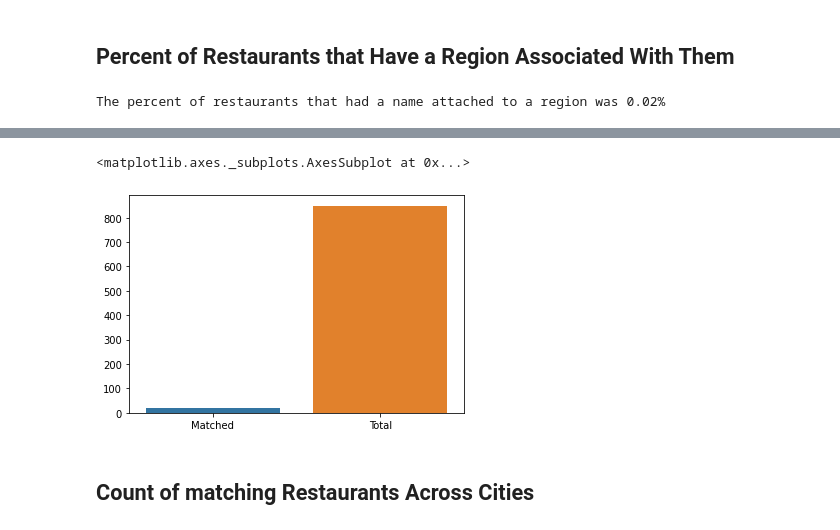
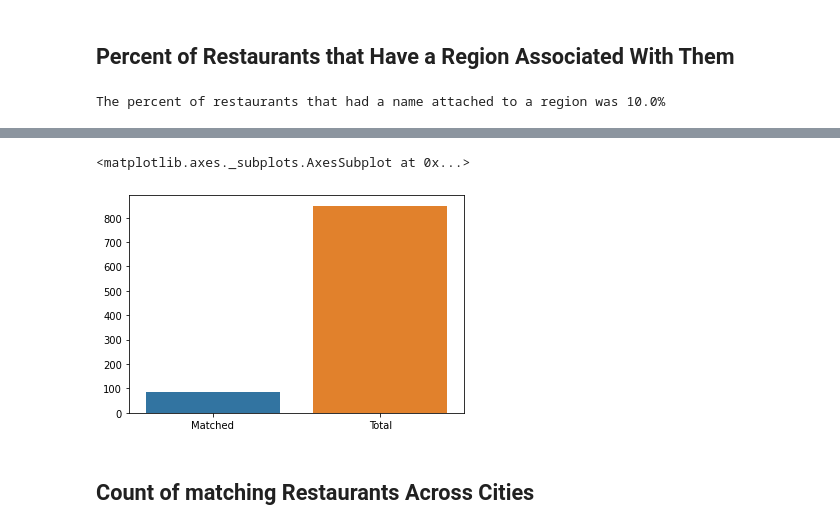
Before and after one commit to gregfeliu/Mexican_Immigration_Through_Restaurant_Names, a Jupyter notebook: Analysis.ipynb, the cells around one changed output, grey strips where cells are left out. Cells and saved outputs as stored; diff of their text form; code cells hidden in the pictures.

```diff
--- a/Analysis.ipynb
+++ b/Analysis.ipynb
@@ -270,15 +334,15 @@ mex_gdf2.plot(column='SF', legend=True, cmap = 'copper',
 ## Percent of Restaurants that Have a Region Associated With Them
 # %%
 #NYC had 849 unique mexican restaurants, 20 matched
-print(f"The percent of restaurants that had a name attached to a region was {round(20/849, 2)}%")
+print(f"The percent of restaurants that had a name attached to a region was {round(86/849, 2) * 100}%")
 # %% [output]
-The percent of restaurants that had a name attached to a region was 0.02%
+The percent of restaurants that had a name attached to a region was 10.0%
 # %%
-sns.barplot(x=['Matched', 'Total'], y=[20, 849])
+sns.barplot(x=['Matched', 'Total'], y=[86, 849])
 # %% [output]
 [interactive output not drawn]
 <matplotlib.axes._subplots.AxesSubplot at 0x...>
-[figure, old version]
+[figure, new version]
 # %% [markdown]
 ## Count of matching Restaurants Across Cities
 # %%
```
Also changed, not shown: parts of 49 cells of this notebook.
